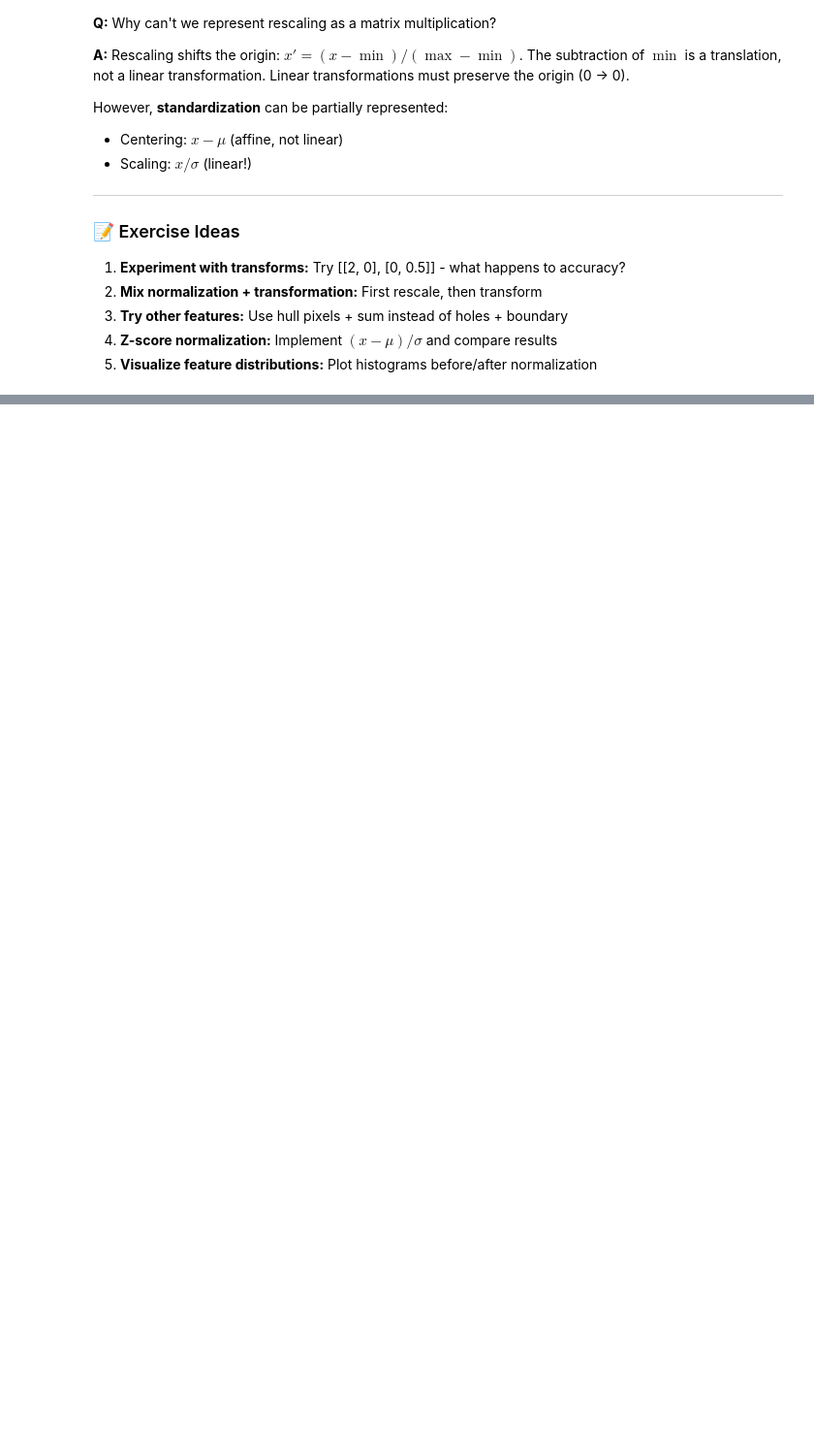
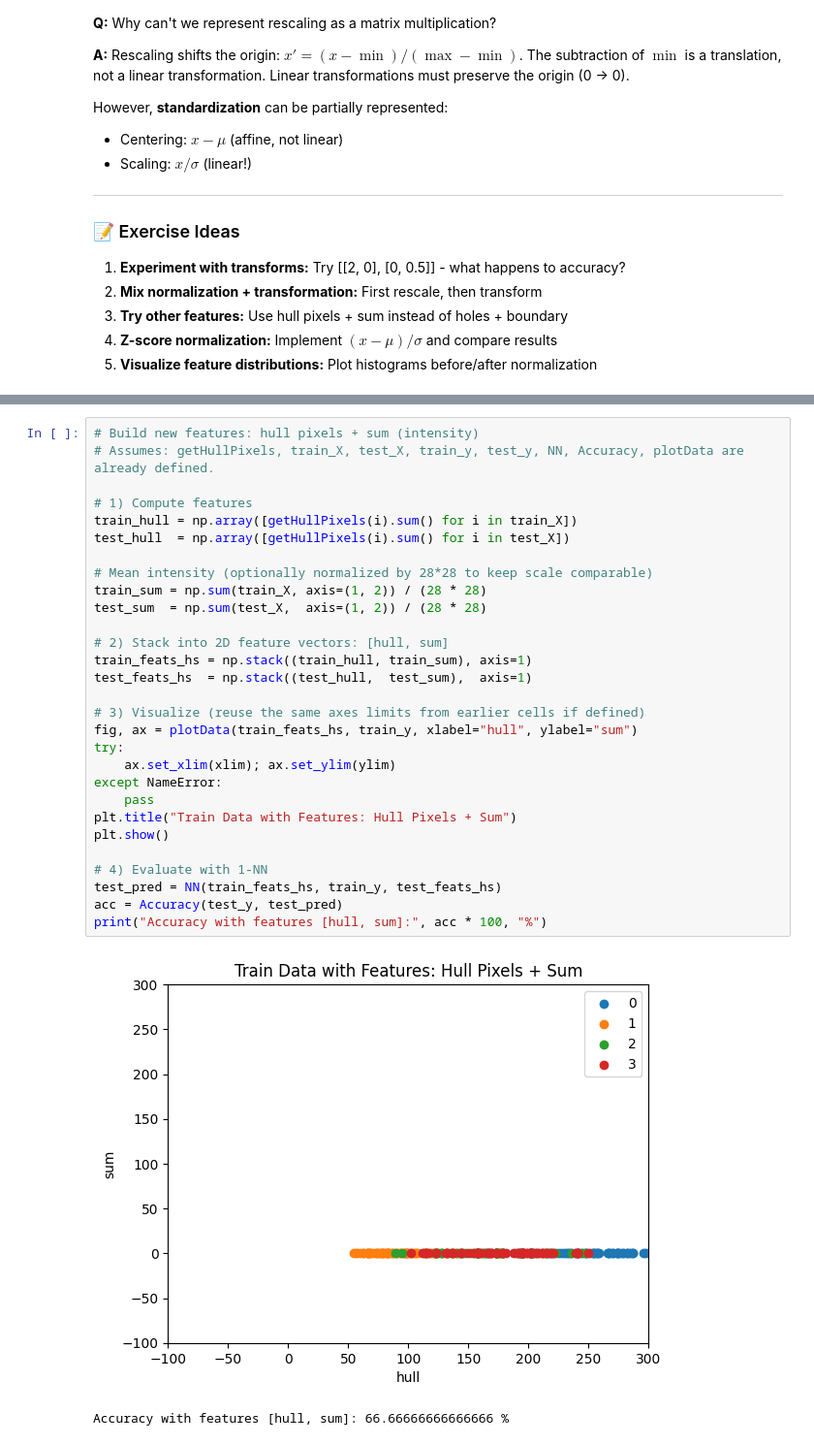
Before and after one commit to dhaksh07/i-hub-ML-course-, a Jupyter notebook: STP_Module_01_Lab_04_Transforming_data_using_linear_algebra_by_Om.ipynb, the cells around one changed output, grey strips where cells are left out. Shown at 97% size. Cells and saved outputs as stored; diff of their text form; blank space fills up the shorter version.

```diff
--- a/STP_Module_01_Lab_04_Transforming_data_using_linear_algebra_by_Om.ipynb
+++ b/STP_Module_01_Lab_04_Transforming_data_using_linear_algebra_by_Om.ipynb
@@ -674,0 +1133,32 @@ However, **standardization** can be partially represented:
+# %%
+# Build new features: hull pixels + sum (intensity)
+# Assumes: getHullPixels, train_X, test_X, train_y, test_y, NN, Accuracy, plotData are already defined.
+
+# 1) Compute features
+train_hull = np.array([getHullPixels(i).sum() for i in train_X])
+test_hull  = np.array([getHullPixels(i).sum() for i in test_X])
+
+# Mean intensity (optionally normalized by 28*28 to keep scale comparable)
+train_sum = np.sum(train_X, axis=(1, 2)) / (28 * 28)
+test_sum  = np.sum(test_X,  axis=(1, 2)) / (28 * 28)
+
+# 2) Stack into 2D feature vectors: [hull, sum]
+train_feats_hs = np.stack((train_hull, train_sum), axis=1)
+test_feats_hs  = np.stack((test_hull,  test_sum),  axis=1)
+
+# 3) Visualize (reuse the same axes limits from earlier cells if defined)
+fig, ax = plotData(train_feats_hs, train_y, xlabel="hull", ylabel="sum")
+try:
+    ax.set_xlim(xlim); ax.set_ylim(ylim)
+except NameError:
+    pass
+plt.title("Train Data with Features: Hull Pixels + Sum")
+plt.show()
+
+# 4) Evaluate with 1-NN
+test_pred = NN(train_feats_hs, train_y, test_feats_hs)
+acc = Accuracy(test_y, test_pred)
+print("Accuracy with features [hull, sum]:", acc * 100, "%")
+# %% [output]
+[figure, added]
+Accuracy with features [hull, sum]: 66.66666666666666 %
```
Also changed, not shown: parts of 17 cells of this notebook.
